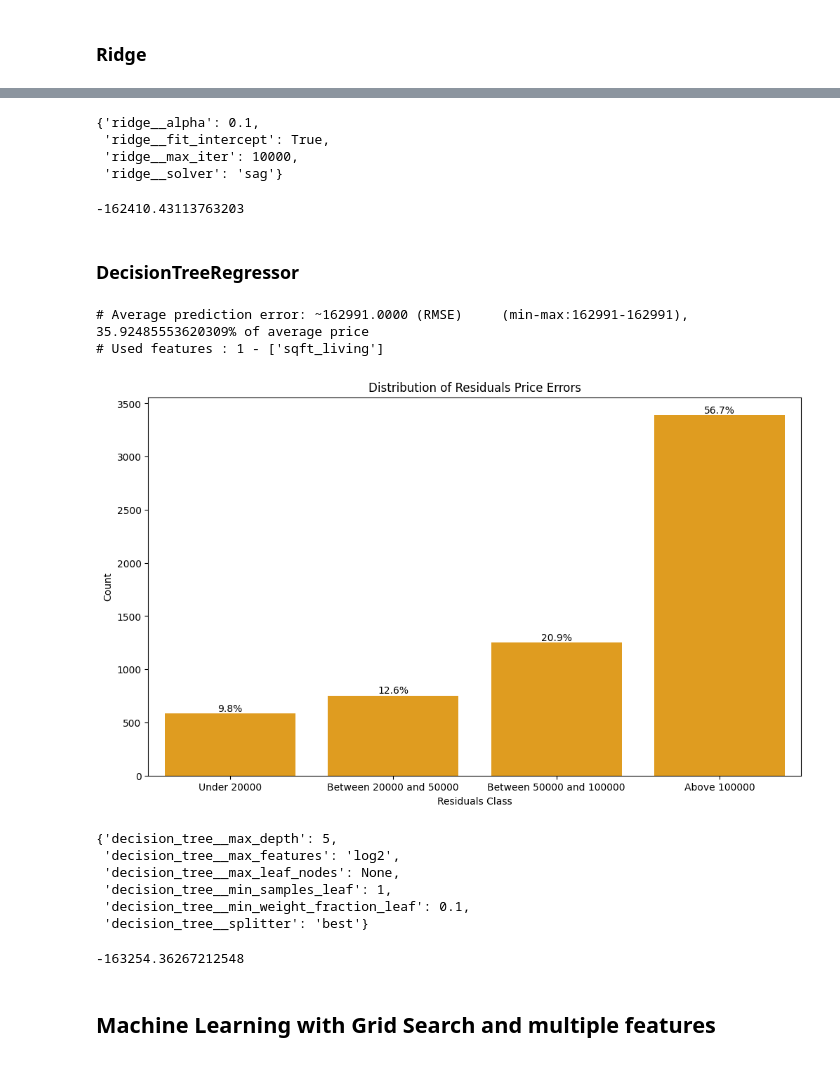
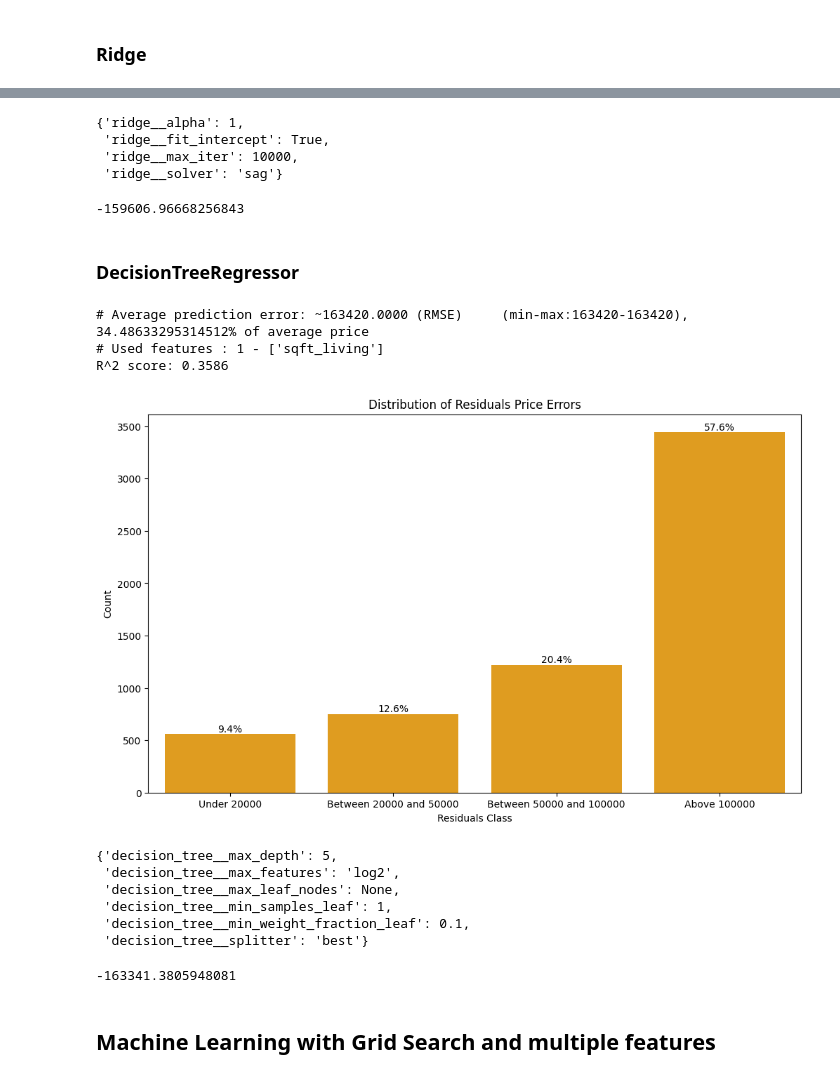
Before and after one commit to julienRactM/apartment-hunter, a Jupyter notebook: machine_learning_notebook.ipynb, the cells around one changed output, grey strips where cells are left out. Saved outputs shown, nothing was run; the diff lists cells and outputs as text; code cells hidden in the pictures.

```diff
--- a/machine_learning_notebook.ipynb
+++ b/machine_learning_notebook.ipynb
@@ -535,8 +538,6 @@ So we are aiming for a better rmse score than -160665
 clean_df.price.mean()
 # %% [output]
 473868.8808173101
-# %%
-clean_df = clean_df[(clean_df['price'] > 100000) & (clean_df['price'] < 900000)]
 # %% [markdown]
 ### Linear Regression
 # %%
@@ -630,7 +634,7 @@ for i in range(1):
     grid_search = GridSearchCV(
         pipeline,
         param_grid={
-            'ridge__alpha'           : [50, 10, 1, 0.1,0.01,0],
+            'ridge__alpha'           : [10, 1, 0.1,0],
             "ridge__fit_intercept"   : [True, False],
             "ridge__solver"          : ['svd', 'cholesky', 'lsqr', 'sparse_cg', 'sag', 'saga'],
             "ridge__max_iter"        : [10000]
@@ -653,6 +657,8 @@ for i in range(1):
 print(f"# Average prediction error: ~{round(np.mean(rmse_list)):.4f} (RMSE) (min-max:{round(min(rmse_list))}-{round(max(rmse_list))}), {np.mean(rmse_list)/clean_df.price.mean()*100}% of average price")
 
 print(f"# Used features : {len(select_features) } - {select_features}") #/len(df.columns)
+r2 = r2_score(y_test, predicted_price)
+print(f"R^2 score: {r2:.4f}")
 
 # Create a Countplot of the distribution of a numerical serie based on given bin ranges
 countplot_with_bins(y_test - predicted_price, [20000, 50000, 100000], \
@@ -664,14 +671,14 @@ countplot_with_bins(y_test - predicted_price, [20000, 50000, 100000], \
 # %%
 grid_search.best_params_
 # %% [output]
-{'ridge__alpha': 0.1,
+{'ridge__alpha': 1,
  'ridge__fit_intercept': True,
  'ridge__max_iter': 10000,
  'ridge__solver': 'sag'}
 # %%
 cross_val_score(pipeline_tuned, X_test, y_test, scoring = 'neg_root_mean_squared_error').mean() # neg_mean_absolute_error neg_root_mean_squared_error
 # %% [output]
--162410.43113763203
+-159606.96668256843
 # %% [markdown]
 ### DecisionTreeRegressor
 # %%
@@ -703,37 +710,40 @@ for i in range(1):
         param_grid={
             "decision_tree__splitter":["best","random"],
             "decision_tree__max_depth" : [1,3,5],
             "decision_tree__min_samples_leaf":[1,3,5],
             "decision_tree__min_weight_fraction_leaf":[0.1,0.2,0.5],
-            "decision_tree__max_features":["log2","sqrt",None, 0.1, 1, 10],
-            "decision_tree__max_leaf_nodes":[None,10,30,50]
+            "decision_tree__max_features":["log2","sqrt",None, 0.1, 1],
+            "decision_tree__max_leaf_nodes":[None,10,50]
         },
         cv=5,
         scoring="neg_root_mean_squared_error")
 
     grid_search.fit(X_train, y_train)
     pipeline_tuned = grid_search.best_estimator_
     # pipeline.fit(X_train, y_train)
 
     # Is there a missing transform ? don't think so.
     predicted_price = pipeline_tuned.predict(X_test)
 
     rmse_score = round(np.sqrt(mean_squared_error(y_test, predicted_price)))
     rmse_list.append(rmse_score)
     save_model_if_best(rmse_score, pipeline_tuned, model_name)
 
 # Display RMSE
 print(f"# Average prediction error: ~{round(np.mean(rmse_list)):.4f} (RMSE) \
     (min-max:{round(min(rmse_list))}-{round(max(rmse_list))}), {np.mean(rmse_list)/clean_df.price.mean()*100}% of average price")
 print(f"# Used features : {len(select_features) } - {select_features}") #/len(df.columns)
+r2 = r2_score(y_test, predicted_price)
+print(f"R^2 score: {r2:.4f}")
 
 # Create a Countplot of the distribution of a numerical serie based on given bin ranges
 countplot_with_bins(y_test - predicted_price, [20000, 50000, 100000], \
     plt_title="Distribution of Residuals Price Errors", plt_label="Residuals Class")
 # %% [output]
-# Average prediction error: ~162991.0000 (RMSE)     (min-max:162991-162991), 35.92485553620309% of average price
+# Average prediction error: ~163420.0000 (RMSE)     (min-max:163420-163420), 34.48633295314512% of average price
 # Used features : 1 - ['sqft_living']
+R^2 score: 0.3586
-[figure, old version]
+[figure, new version]
 # %%
 grid_search.best_params_
 # %% [output]
@@ -746,7 +756,7 @@ grid_search.best_params_
 # %%
 cross_val_score(pipeline_tuned, X_test, y_test, scoring = 'neg_root_mean_squared_error').mean() # neg_mean_absolute_error neg_root_mean_squared_error
 # %% [output]
--163254.36267212548
+-163341.3805948081
 # %%
 # from sklearn.preprocessing import PolynomialFeatures
 # poly = PolynomialFeatures(degree=2, include_bias=False)
```
Also changed, not shown: parts of 22 cells of this notebook, 5 other files.
